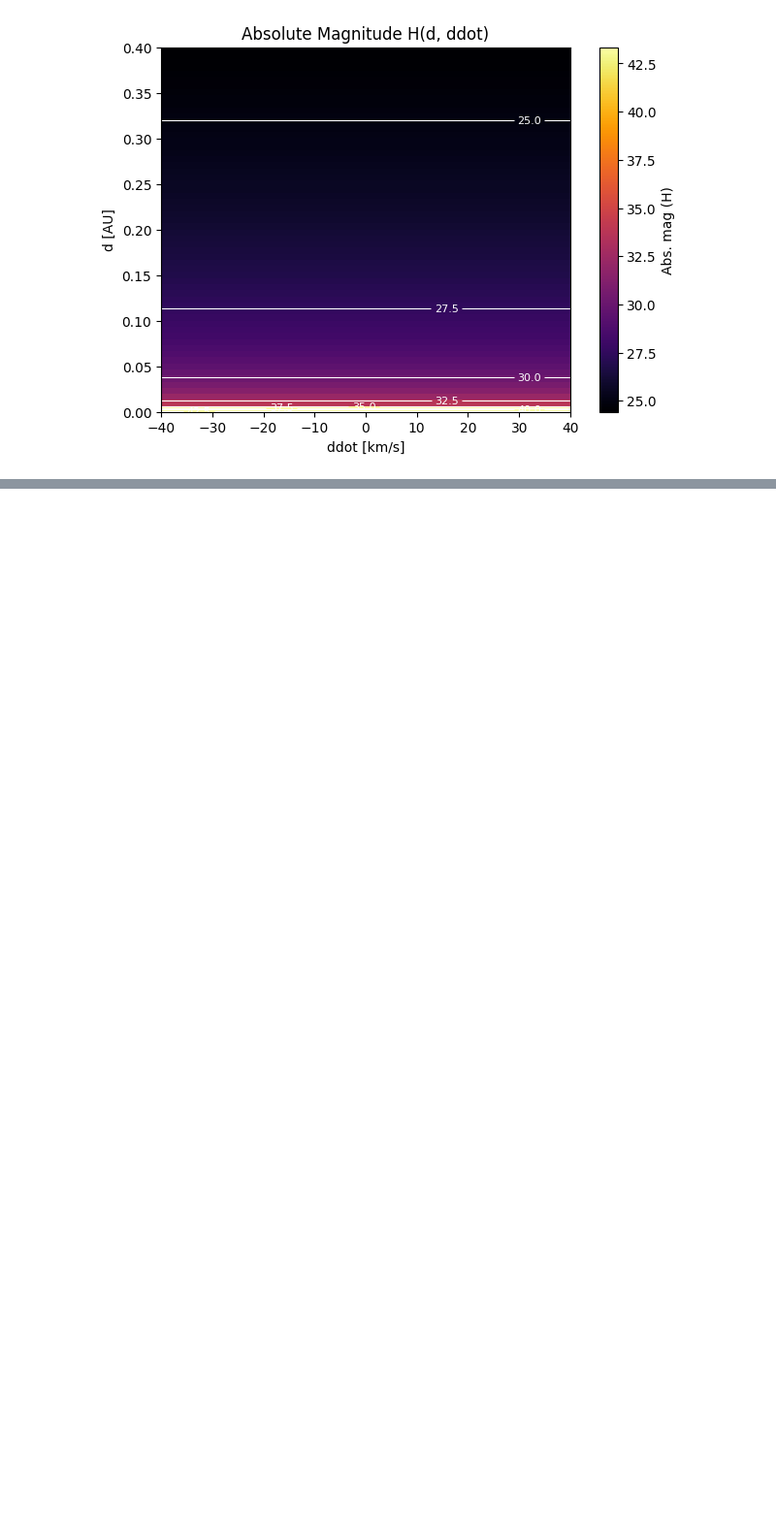
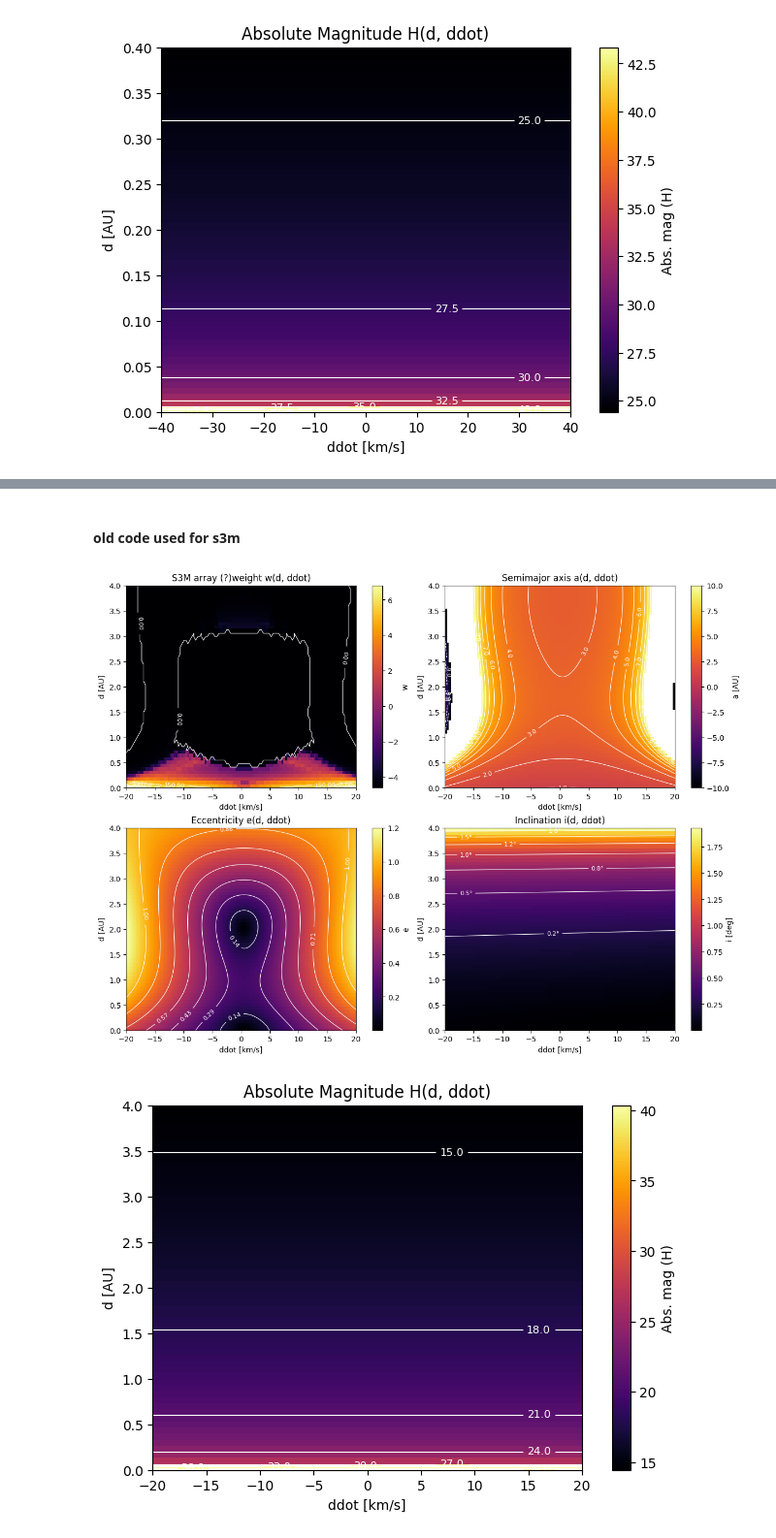
Before and after one commit to devanshi-s04/neomod, a Jupyter notebook: refactor.ipynb, the cells around one changed output, grey strips where cells are left out. Shown at 97% size. Cells and saved outputs as stored; diff of their text form; code cells hidden in the pictures; blank space fills up the shorter version.

```diff
--- a/refactor.ipynb
+++ b/refactor.ipynb
@@ -252,0 +257,3 @@ plt.show()
+# %%
+s3m = sm.define_s3m()
+s3m,array4D_s3m, H_center_s3m, a_center_s3m, e_center_s3m, i_center_s3m = sm.s3m_array(s3m)
@@ -252,0 +386,13 @@ plt.show()
+# %% [markdown]
+#### old code used for s3m
+# %%
+obstime_str="2025-09-23T00:00:00"
+#ra_deg, dec_deg, dra_deg_per_day, ddec_deg_per_day = 186.35, -5.0, 46.27, -19.0
+ra_deg, dec_deg, dra_deg_per_day, ddec_deg_per_day = 359.9, -0.07, -0.188316, -0.08016
+# add mag here
+mag = 21.0
+# anti-Sun at Sep 23 = equinox so RA = 0, Dec = 0
+ra0_deg, dec0_deg = 0.0, 0.0
+
+l_hat, v_hat = nf.compute_unit_vectors(ra_deg, dec_deg, dra_deg_per_day, ddec_deg_per_day)
+obstime, rE, vE, r_obs = nf.get_earth_and_observer(obstime_str)
@@ -252,0 +424,49 @@ plt.show()
+# %%
+extent = [v_vals.min(), v_vals.max(), d_vals.min(), d_vals.max()]  # x=ddot, y=d
+X, Y = np.meshgrid(v_vals, d_vals, indexing="xy")
+
+fig, axs = plt.subplots(2, 2, figsize=(12, 9), constrained_layout=True)
+
+# weight
+im0 = axs[0, 0].imshow(np.log(W + 1e-2), origin="lower", extent=extent, aspect="auto", cmap="inferno")
+c0  = axs[0, 0].contour(X, Y, W, levels=8, colors="white", linewidths=0.8)
+axs[0, 0].clabel(c0, inline=True, fontsize=8, fmt="%.2f")
+axs[0, 0].set(title="S3M array (?)weight w(d, ddot)", xlabel="ddot [km/s]", ylabel="d [AU]")
+fig.colorbar(im0, ax=axs[0, 0], label="w")
+
+# semimajor axis
+A_mask = np.ma.masked_where(~np.isfinite(A) | (np.abs(A) > 10), A)
+norm = TwoSlopeNorm(vmin=-10, vcenter=0, vmax=10)
+im1 = axs[0, 1].imshow(A_mask, origin="lower", extent=extent, aspect="auto", cmap="inferno", norm=norm)
+cs1 = axs[0, 1].contour(X, Y, A_mask, levels=np.linspace(-10, 10, 21), colors="white", linewidths=0.8)
+axs[0, 1].clabel(cs1, inline=True, fontsize=8, fmt="%.1f")
+axs[0, 1].set(title="Semimajor axis a(d, ddot)", xlabel="ddot [km/s]", ylabel="d [AU]")
+fig.colorbar(im1, ax=axs[0, 1], label="a [AU]")
+
+# eccentricity
+im2 = axs[1, 0].imshow(E, origin="lower", extent=extent, aspect="auto", cmap="inferno")
+cs2 = axs[1, 0].contour(X, Y, E, levels=np.linspace(0, 1, 8), colors="white", linewidths=0.8)
+axs[1, 0].clabel(cs2, inline=True, fontsize=8, fmt="%.2f")
+axs[1, 0].set(title="Eccentricity e(d, ddot)", xlabel="ddot [km/s]", ylabel="d [AU]")
+fig.colorbar(im2, ax=axs[1, 0], label="e")
+
+# inclination
+im3 = axs[1, 1].imshow(I, origin="lower", extent=extent, aspect="auto", cmap="inferno")
+cs3 = axs[1, 1].contour(X, Y, I, levels=8, colors="white", linewidths=0.8)
+axs[1, 1].clabel(cs3, inline=True, fontsize=8, fmt="%.1f°")
+axs[1, 1].set(title="Inclination i(d, ddot)", xlabel="ddot [km/s]", ylabel="d [AU]")
+fig.colorbar(im3, ax=axs[1, 1], label="i [deg]")
+
+plt.show()
+
+# H panel
+figH, axH = plt.subplots(figsize=(6, 4.5), constrained_layout=True)
+imH = axH.imshow(H, origin="lower", extent=extent, aspect="auto", cmap="inferno")
+csH = axH.contour(X, Y, H, levels=8, colors="white", linewidths=0.8)
+axH.clabel(csH, inline=True, fontsize=8, fmt="%.1f")
+axH.set(title="Absolute Magnitude H(d, ddot)", xlabel="ddot [km/s]", ylabel="d [AU]")
+figH.colorbar(imH, ax=axH, label="Abs. mag (H)")
+plt.show()
+# %% [output]
+[figure, added]
+[figure, added]
```
Also changed, not shown: parts of 8 cells of this notebook, 1 other file.
